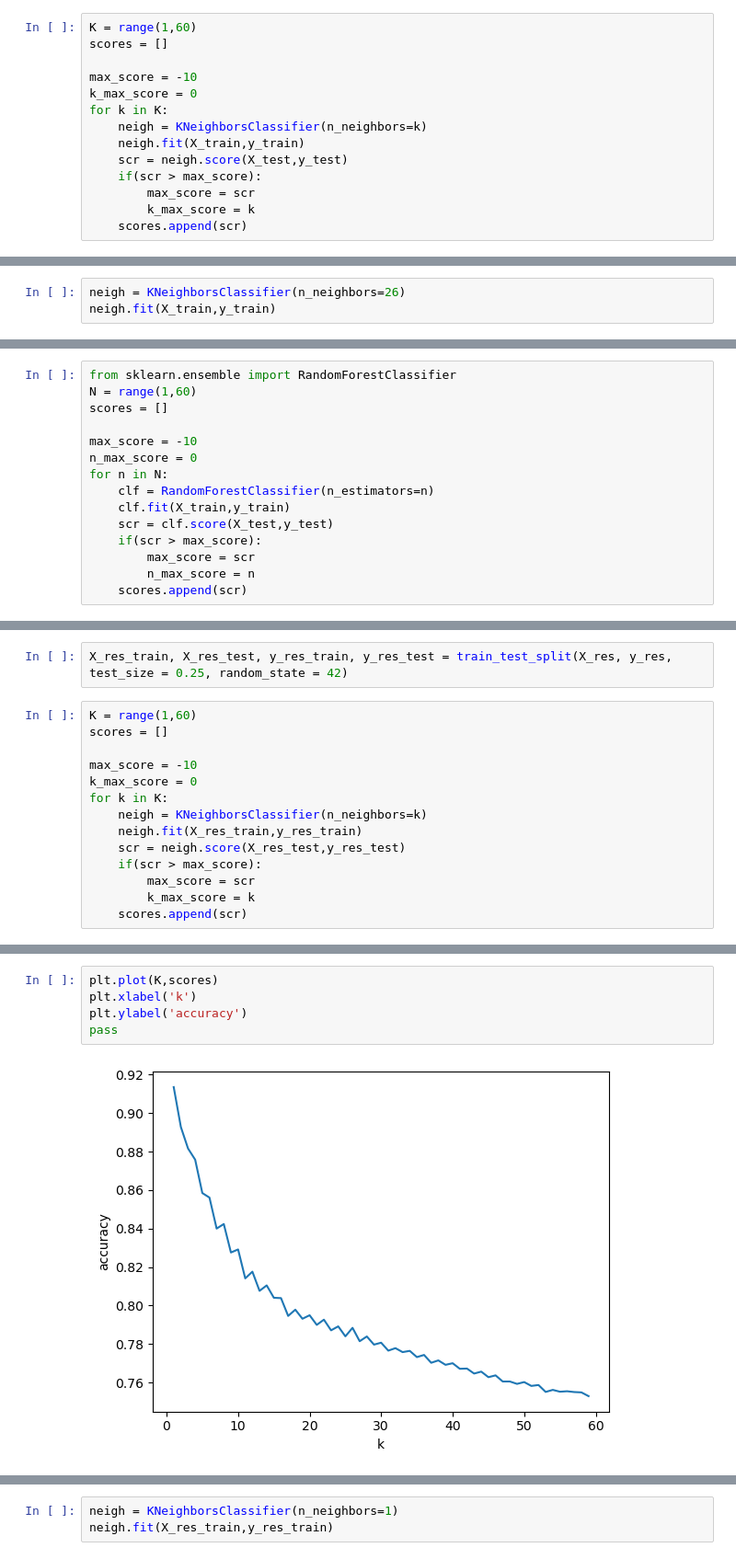
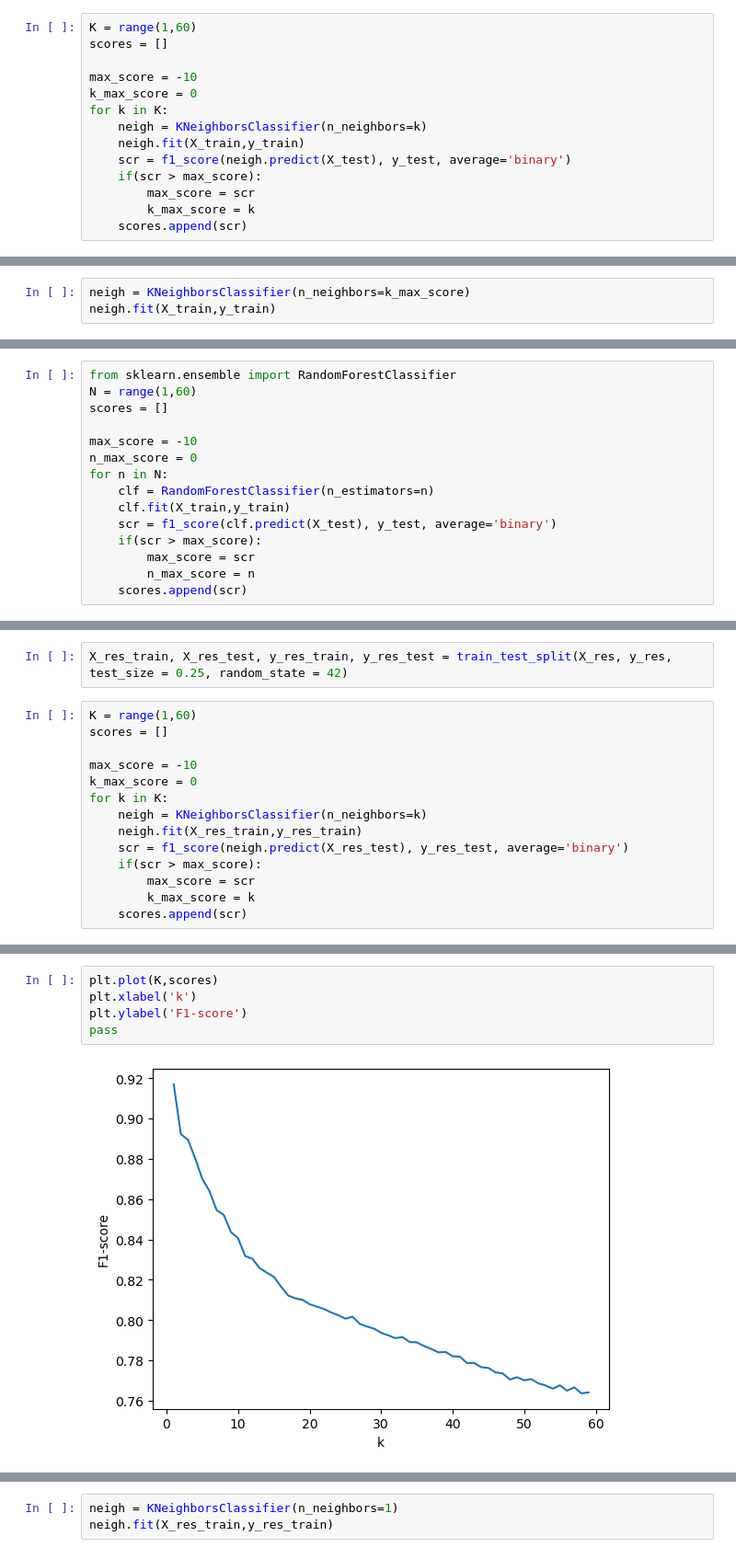
Before and after one commit to ko1o6ok/ML_homework, a Jupyter notebook: shcherbakov_pmop2.ipynb, the cells around one changed output, grey strips where cells are left out. Shown at 92% size. Saved outputs shown, nothing was run; the diff lists cells and outputs as text.

```diff
--- a/shcherbakov_pmop2.ipynb
+++ b/shcherbakov_pmop2.ipynb
@@ -733,7 +709,7 @@ k_max_score = 0
 for k in K:
     neigh = KNeighborsClassifier(n_neighbors=k)
     neigh.fit(X_train,y_train)
-    scr = neigh.score(X_test,y_test)
+    scr = f1_score(neigh.predict(X_test), y_test, average='binary')
     if(scr > max_score):
         max_score = scr
         k_max_score = k
@@ -752,4 +728,4 @@ print(max_score,k_max_score)
 # %%
-neigh = KNeighborsClassifier(n_neighbors=26)
+neigh = KNeighborsClassifier(n_neighbors=k_max_score)
 neigh.fit(X_train,y_train)
 # %% [output]
@@ -809,7 +777,7 @@ n_max_score = 0
 for n in N:
     clf = RandomForestClassifier(n_estimators=n)
     clf.fit(X_train,y_train)
-    scr = clf.score(X_test,y_test)
+    scr = f1_score(clf.predict(X_test), y_test, average='binary')
     if(scr > max_score):
         max_score = scr
         n_max_score = n
@@ -864,7 +832,7 @@ k_max_score = 0
 for k in K:
     neigh = KNeighborsClassifier(n_neighbors=k)
     neigh.fit(X_res_train,y_res_train)
-    scr = neigh.score(X_res_test,y_res_test)
+    scr = f1_score(neigh.predict(X_res_test), y_res_test, average='binary')
     if(scr > max_score):
         max_score = scr
         k_max_score = k
@@ -876,8 +844,8 @@ print(max_score,k_max_score)
 # %%
 plt.plot(K,scores)
 plt.xlabel('k')
-plt.ylabel('accuracy')
+plt.ylabel('F1-score')
 pass
 # %% [output]
-[figure, old version]
+[figure, new version]
 # %% [markdown]
```
Also changed, not shown: parts of 45 cells of this notebook.
